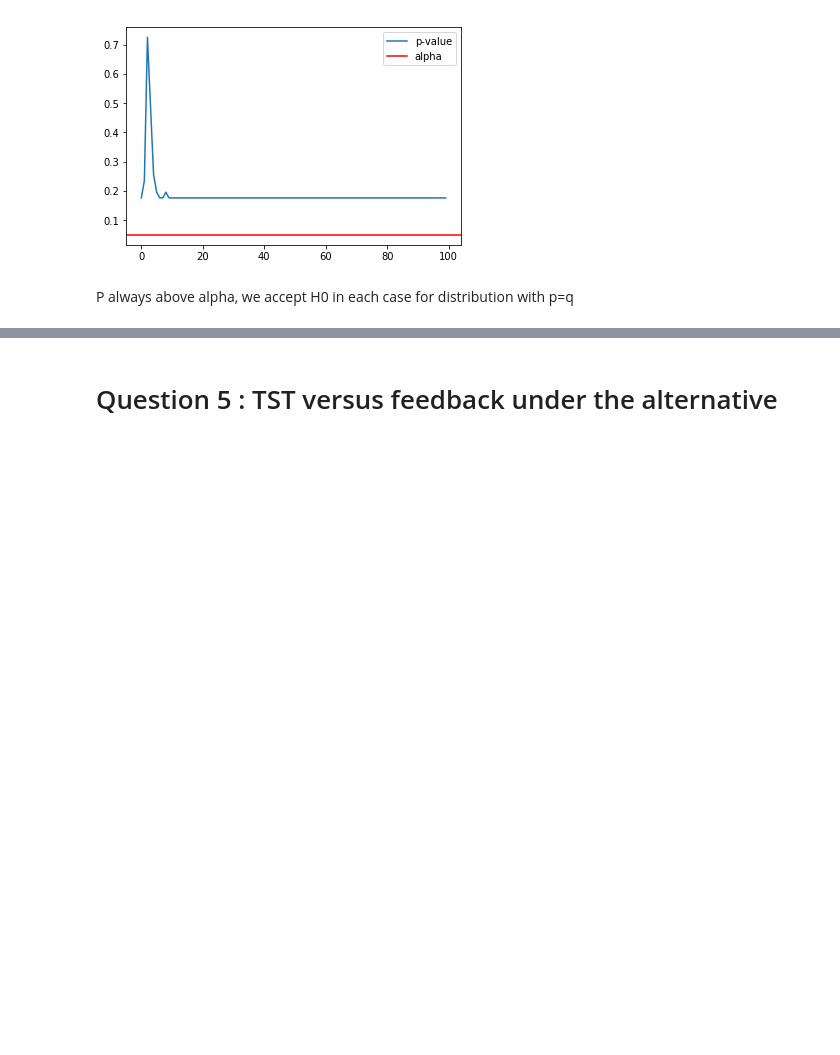
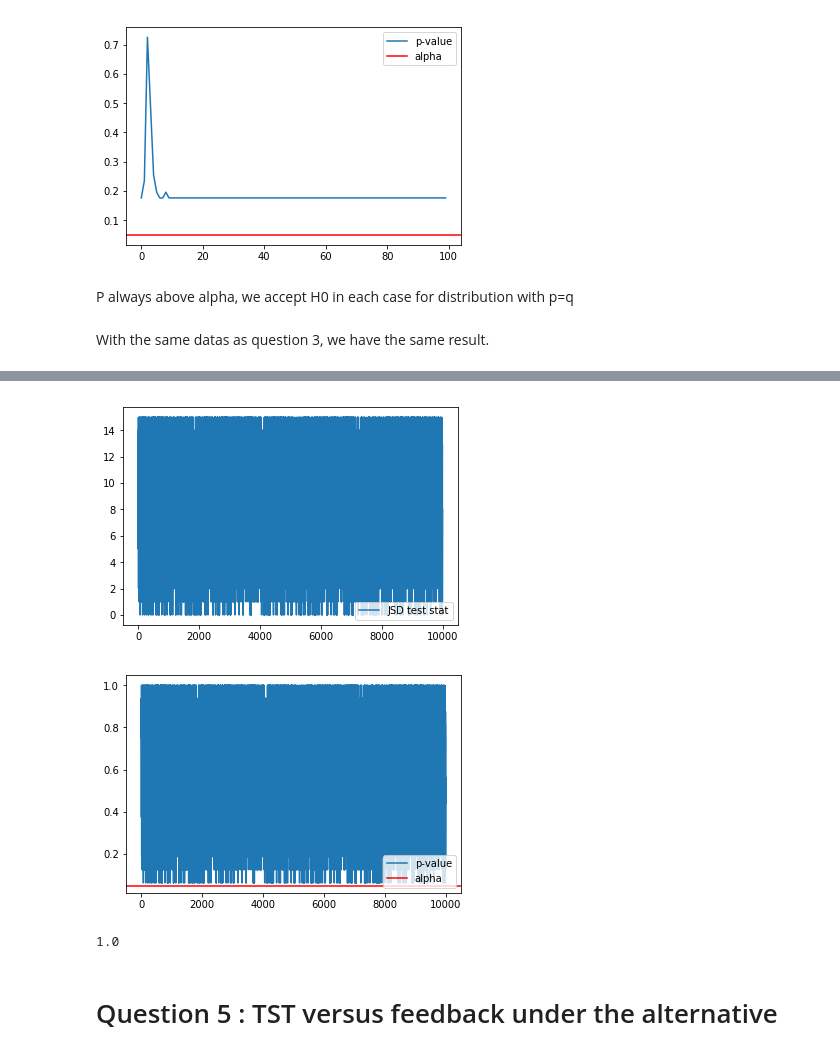
Before and after one commit to mariondechallens/GMDA, a Jupyter notebook: Results.ipynb, the cells around one changed output, grey strips where cells are left out. Drawn from its saved outputs; the diff is of its cells as text; code cells hidden in the pictures; blank space fills up the shorter version.

```diff
--- a/Results.ipynb
+++ b/Results.ipynb
@@ -81,9 +239,11 @@ p is the proba of rejecting H0 while it is true => upper-bounded by alpha => tes
 N = 10
 res = []
 kernel_class = GaussianKernel()
-for i in range(N):
-    g1 = gaussian_mix(d=2,N=3,t=1,n=500, seed=1)
-    g2 = gaussian_mix(d=2,N=3,t=1,n=500, seed=2) # should be identical to g1 except for random seed
+g1 = gaussian_mix(d=2,N=3,t=1,n=500, seed=0)
+
+for i in range(1, N+1):
+
+    g2 = gaussian_mix(d=2,N=3,t=1,n=500, seed=i) # should be identical to g1 except for random seed
 
     test = MMD_test(kernel_class=kernel_class, alpha=0.05, biased=True)
 
@@ -231,7 +391,9 @@ for i in range(N) :
     g2 = gaussian_mix(d=2,N=2,t=i,n=200, s=5, seed=2)  # should be identical to g1 except for random seed
     fk = JSD_test(g1,g2)
     stat.append(fk.b)
-    p_val.append(fk.p_value)
+    p_val.append(fk.p_value)plt.plot(stat,label = 'JSD test stat')
+plt.legend()
+plt.show()
 # %%
 plt.plot(stat,label = 'JSD test stat')
 plt.legend()
@@ -247,3 +409,27 @@ plt.show()
 [figure]
 # %% [markdown]
 P always above alpha, we accept H0 in each case for distribution with p=q
+# %% [markdown]
+With the same datas as question 3, we have the same result.
+# %%
+N=10000
+stat = []
+p_val = []
+
+g1 = gaussian_mix(d=2,N=3,t=1,n=50, seed=0)
+for i in tqdm_notebook(range(1, N+1)):
+
+    g2 = gaussian_mix(d=2,N=3,t=1,n=50, seed=i)  # should be identical to g1 except for random seed
+    fk = JSD_test(g1,g2, n=15)
+    stat.append(fk.b)
+    p_val.append(fk.p_value)
+
+plt.plot(stat,label = 'JSD test stat')
+plt.legend()
+plt.show()
+
+plt.plot(p_val, label = 'p-value')
+plt.axhline(y=0.05, color='r', linestyle='-',label = 'alpha')
+plt.legend()
+plt.show()
+# %% [output]
@@ -250,3 +437,9 @@ P always above alpha, we accept H0 in each case for distribution with p=q
+[figure, added]
+[figure, added]
+# %%
+np.mean(np.array(p_val) > 0.05)
+# %% [output]
+1.0
 # %% [markdown]
 # Question 5 : TST versus feedback under the alternative
 # %% [markdown]
```
Also changed, not shown: parts of 13 cells of this notebook.
